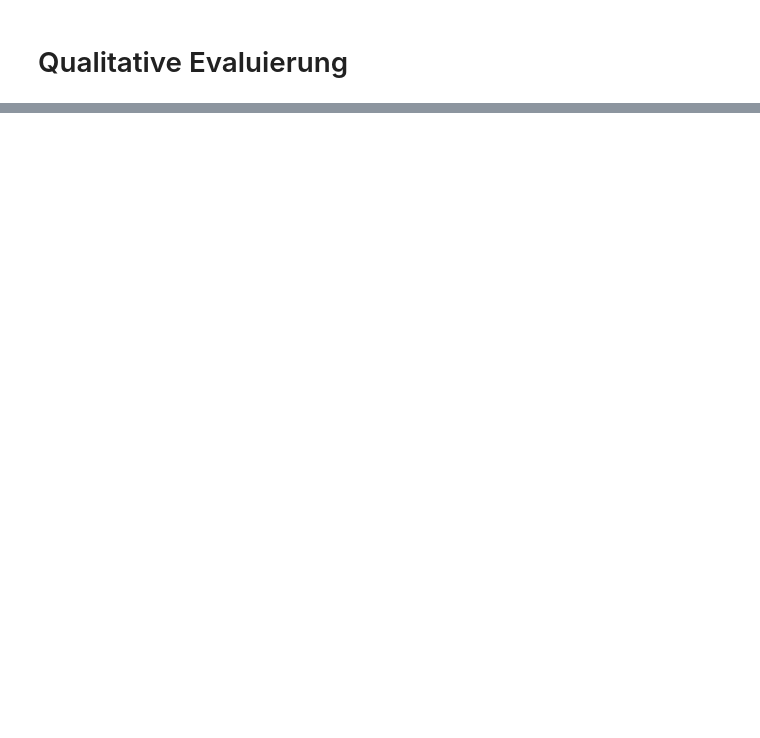
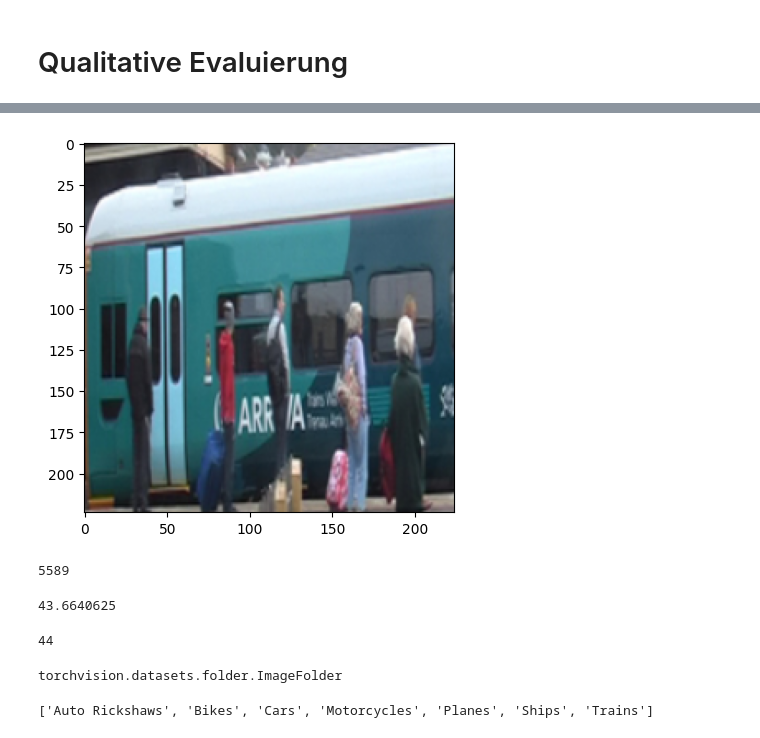
Before and after one commit to juebrauer/code_jb, a Jupyter notebook: 0017_semester_code_dl4cv/02_erstes_cnn_beispiel.ipynb, the cells around one changed output, grey strips where cells are left out. Saved outputs shown, nothing was run; the diff lists cells and outputs as text; code cells hidden in the pictures; blank space fills up the shorter version.

```diff
--- a/0017_semester_code_dl4cv/02_erstes_cnn_beispiel.ipynb
+++ b/0017_semester_code_dl4cv/02_erstes_cnn_beispiel.ipynb
@@ -342,0 +386,27 @@ Gespeichert unter: /media/veracrypt1/09_src/code_jb/0017_semester_code_dl4cv/pre
+# %%
+first_img_of_first_batch = imgs[-1].permute(1,2,0)
+
+plt.imshow(first_img_of_first_batch)
+plt.show()
+# %% [output]
+[figure, added]
+# %%
+len(train_dataset)
+# %% [output]
+5589
+# %%
+5589 / 128
+# %% [output]
+43.6640625
+# %%
+len(train_loader)
+# %% [output]
+44
+# %%
+type(train_dataset)
+# %% [output]
+torchvision.datasets.folder.ImageFolder
+# %%
+train_dataset.classes
+# %% [output]
+['Auto Rickshaws', 'Bikes', 'Cars', 'Motorcycles', 'Planes', 'Ships', 'Trains']
```
Also changed, not shown: parts of 12 cells of this notebook.
